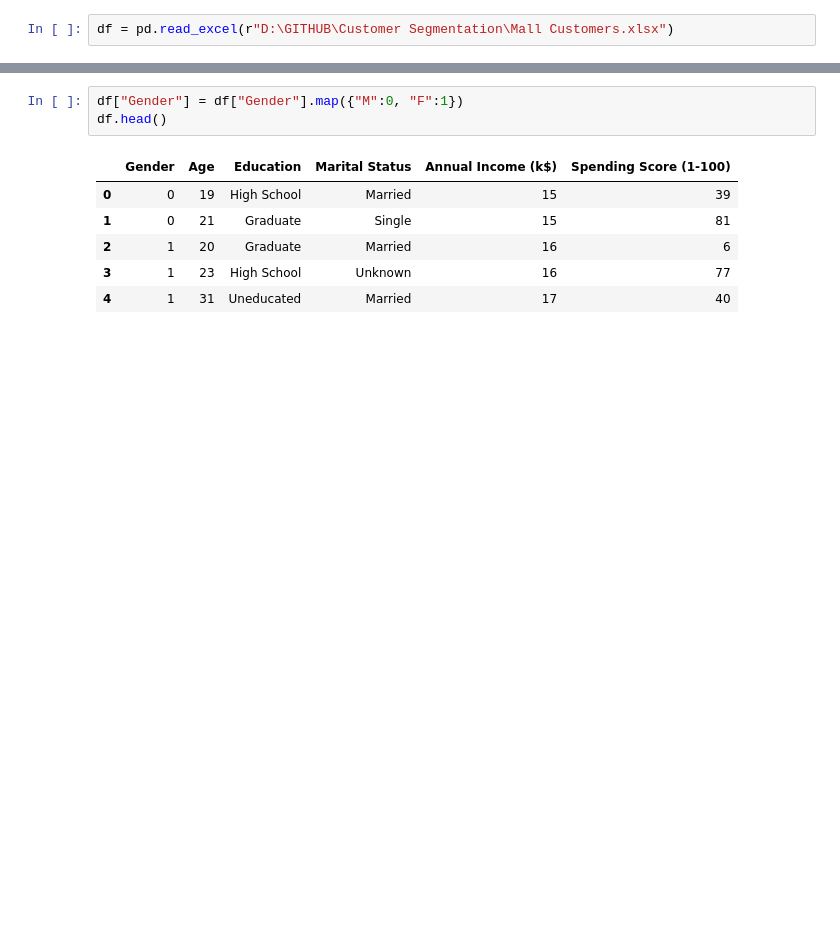
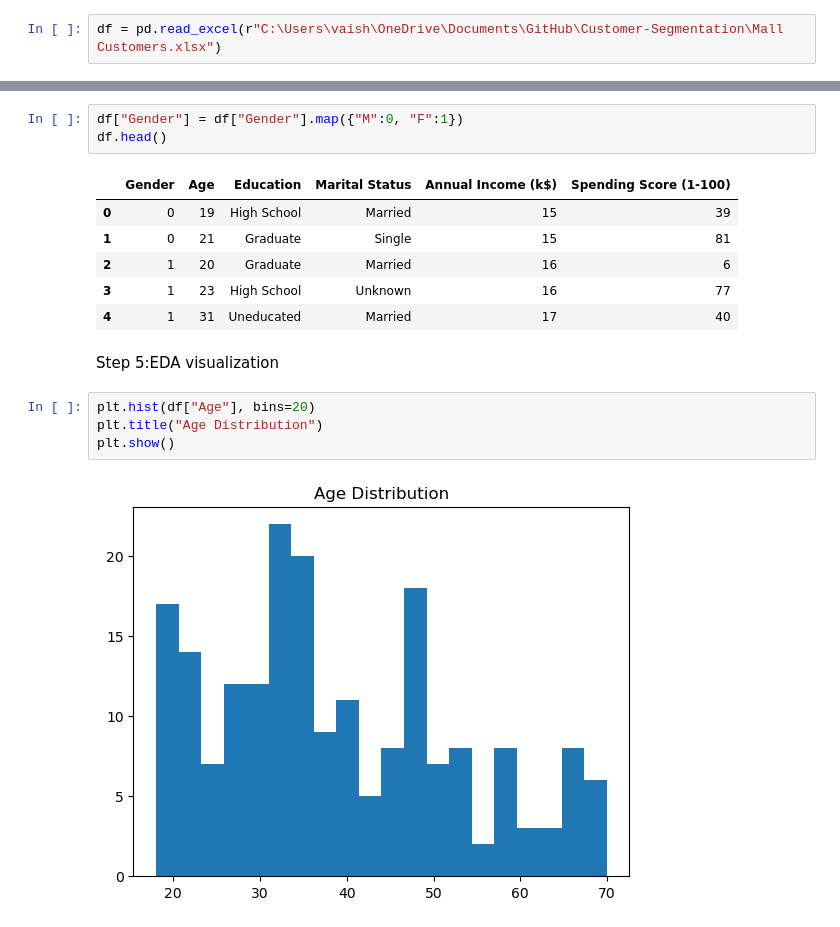
Before and after one commit to TarunaBV/Customer-Segmentation, a Jupyter notebook: customers.ipynb, the cells around one changed output, grey strips where cells are left out. Cells and saved outputs as stored; diff of their text form; blank space fills up the shorter version.

Commit message:
EDA Visualization and Feature selection

```diff
--- a/customers.ipynb
+++ b/customers.ipynb
@@ -18,7 +18,7 @@ Done!
 # %% [markdown]
 Step 2 : Create Data Frame
 # %%
-df = pd.read_excel(r"D:\GITHUB\Customer Segmentation\Mall Customers.xlsx")
+df = pd.read_excel(r"C:\Users\vaish\OneDrive\Documents\GitHub\Customer-Segmentation\Mall Customers.xlsx")
 # %%
 df.info()
 # %% [output]
@@ -109,3 +109,11 @@ df.head()
 | 2 | 1 | 20 | Graduate | Married | 16 | 6 |
 | 3 | 1 | 23 | High School | Unknown | 16 | 77 |
 | 4 | 1 | 31 | Uneducated | Married | 17 | 40 |
+# %% [markdown]
+Step 5:EDA visualization
+# %%
+plt.hist(df["Age"], bins=20)
+plt.title("Age Distribution")
+plt.show()
+# %% [output]
+[figure, added]
```
Also changed, not shown: parts of 3 cells of this notebook.
